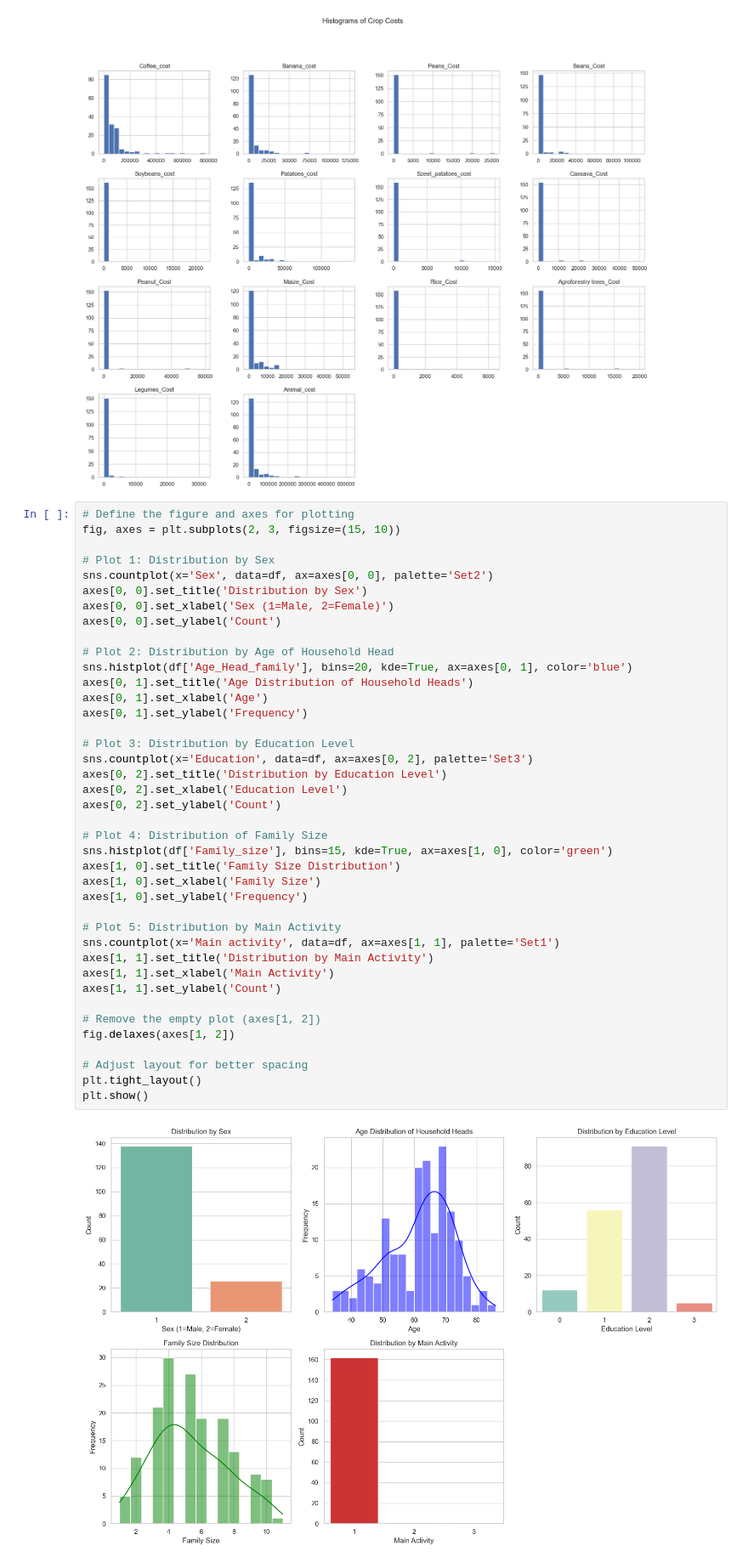
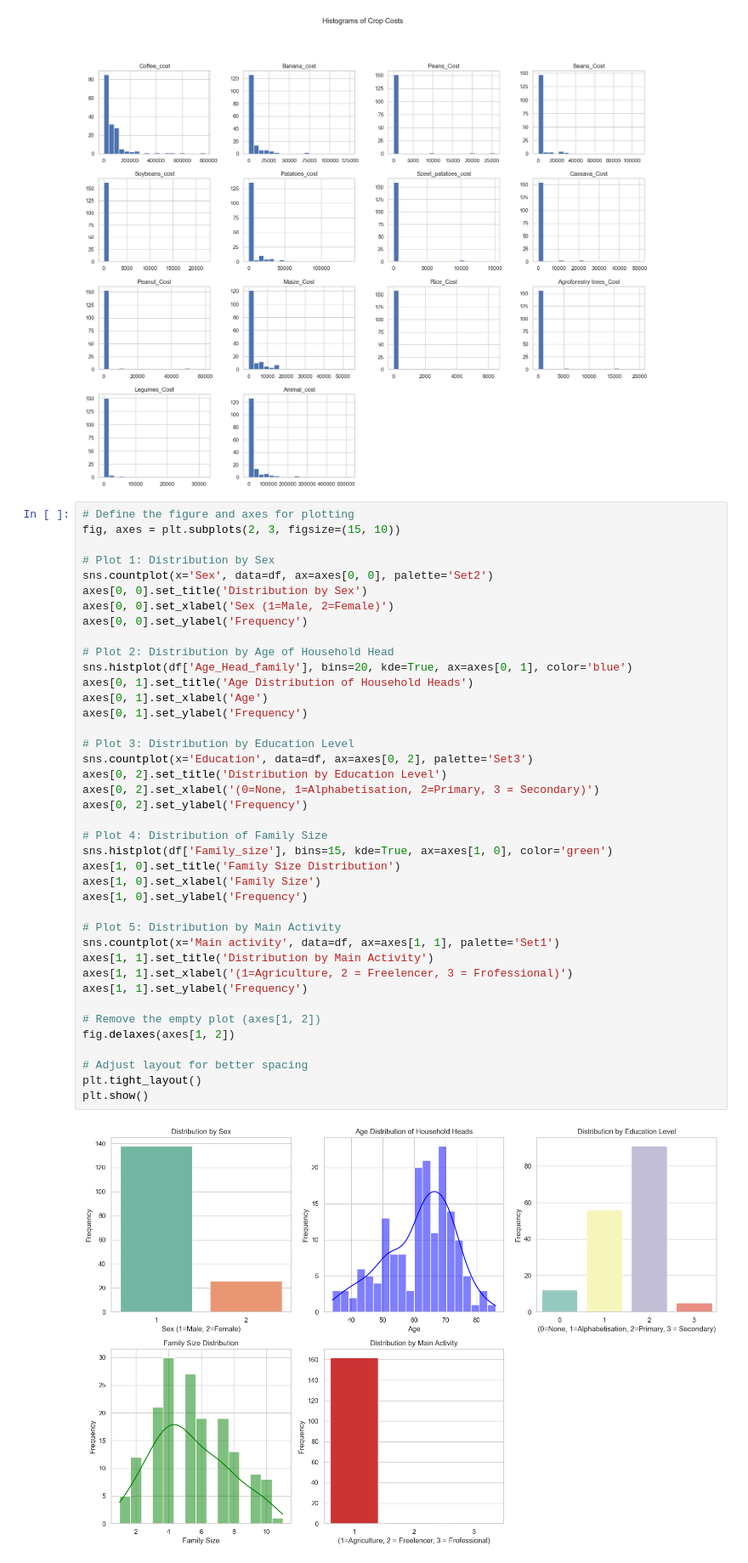
Before and after one commit to Jodick-Ndayisenga/Artificial-Intelligence, a Jupyter notebook: week_2/agro_forestry.ipynb, the cells around one changed output. Shown at 85% size. Cells and saved outputs as stored; diff of their text form.

```diff
--- a/week_2/agro_forestry.ipynb
+++ b/week_2/agro_forestry.ipynb
@@ -95,40 +95,40 @@ fig, axes = plt.subplots(2, 3, figsize=(15, 10))
 sns.countplot(x='Sex', data=df, ax=axes[0, 0], palette='Set2')
 axes[0, 0].set_title('Distribution by Sex')
 axes[0, 0].set_xlabel('Sex (1=Male, 2=Female)')
-axes[0, 0].set_ylabel('Count')
+axes[0, 0].set_ylabel('Frequency')
 
 # Plot 2: Distribution by Age of Household Head
 sns.histplot(df['Age_Head_family'], bins=20, kde=True, ax=axes[0, 1], color='blue')
 axes[0, 1].set_title('Age Distribution of Household Heads')
 axes[0, 1].set_xlabel('Age')
 axes[0, 1].set_ylabel('Frequency')
 
 # Plot 3: Distribution by Education Level
 sns.countplot(x='Education', data=df, ax=axes[0, 2], palette='Set3')
 axes[0, 2].set_title('Distribution by Education Level')
-axes[0, 2].set_xlabel('Education Level')
-axes[0, 2].set_ylabel('Count')
+axes[0, 2].set_xlabel('(0=None, 1=Alphabetisation, 2=Primary, 3 = Secondary)')
+axes[0, 2].set_ylabel('Frequency')
 
 # Plot 4: Distribution of Family Size
 sns.histplot(df['Family_size'], bins=15, kde=True, ax=axes[1, 0], color='green')
 axes[1, 0].set_title('Family Size Distribution')
 axes[1, 0].set_xlabel('Family Size')
 axes[1, 0].set_ylabel('Frequency')
 
 # Plot 5: Distribution by Main Activity
 sns.countplot(x='Main activity', data=df, ax=axes[1, 1], palette='Set1')
 axes[1, 1].set_title('Distribution by Main Activity')
-axes[1, 1].set_xlabel('Main Activity')
-axes[1, 1].set_ylabel('Count')
+axes[1, 1].set_xlabel('(1=Agriculture, 2 = Freelencer, 3 = Frofessional)')
+axes[1, 1].set_ylabel('Frequency')
 
 # Remove the empty plot (axes[1, 2])
 fig.delaxes(axes[1, 2])
 
 # Adjust layout for better spacing
 plt.tight_layout()
 plt.show()
 # %% [output]
-[figure, old version]
+[figure, new version]
 # %%
 # List of specific surface columns to fill NaN with 0
 surface_columns = ['Banana_area', 'Coffee_Area', 'Peas_Area', 'Beans_Area',
```
